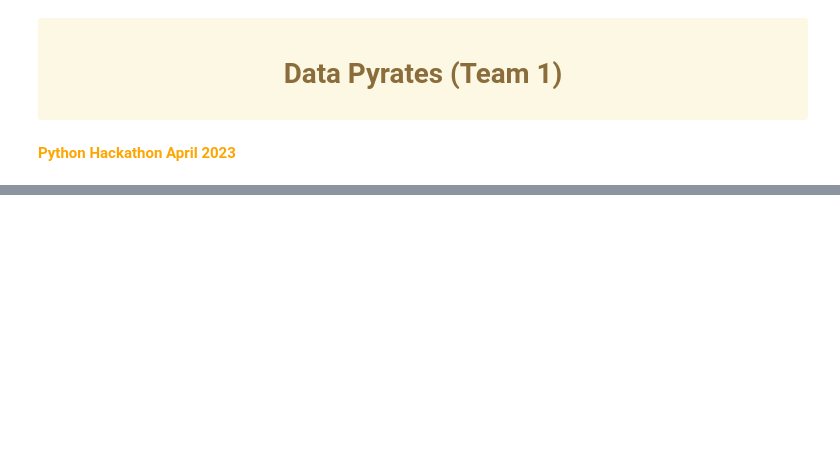
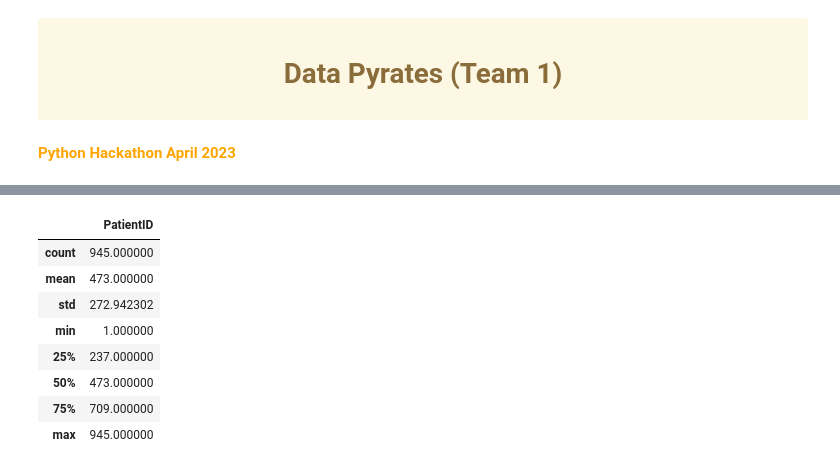
Before and after one commit to ManishaRao06/Python-Hackathon-Winners-Team-Data-Pyrates, a Jupyter notebook: DataPyrates_Final Questions.ipynb, the cells around one changed output, grey strips where cells are left out. Drawn from its saved outputs; the diff is of its cells as text; code cells hidden in the pictures; blank space fills up the shorter version.

```diff
--- a/DataPyrates_Final Questions.ipynb
+++ b/DataPyrates_Final Questions.ipynb
@@ -39,0 +74,12 @@ df_EDU = pd.read_excel("HospitalDatabase.xlsx", sheet_name = "EDUnique")
+# %%
+df.describe()
+# %% [output]
+|  | PatientID |
+| count | 945.000000 |
+| mean | 473.000000 |
+| std | 272.942302 |
+| min | 1.000000 |
+| 25% | 237.000000 |
+| 50% | 473.000000 |
+| 75% | 709.000000 |
+| max | 945.000000 |
```
Also changed, not shown: parts of 17 cells of this notebook.
